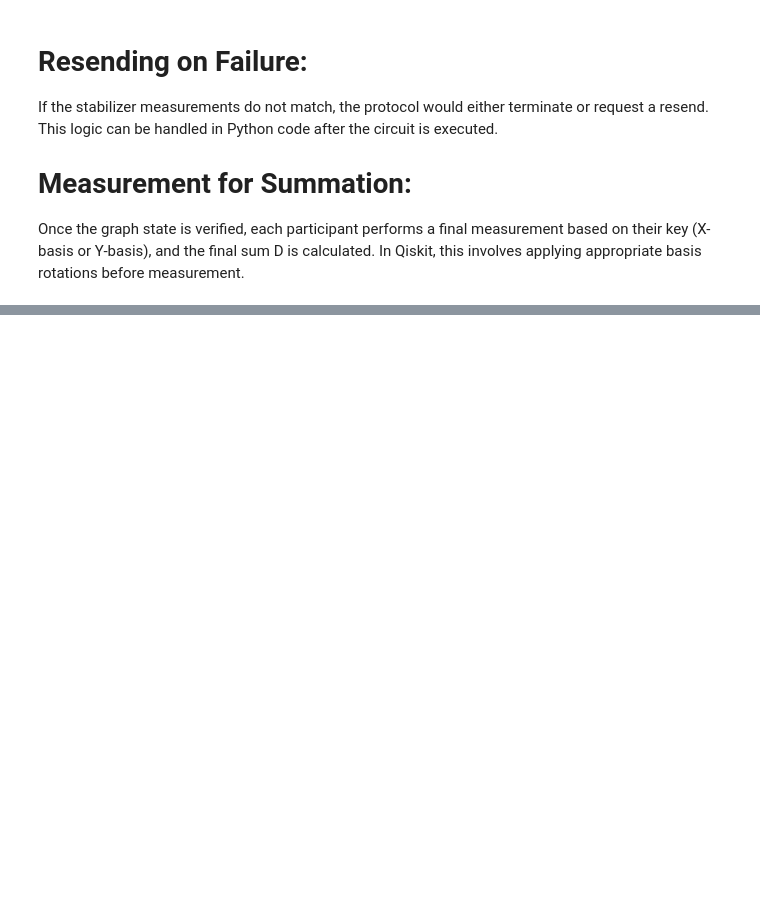
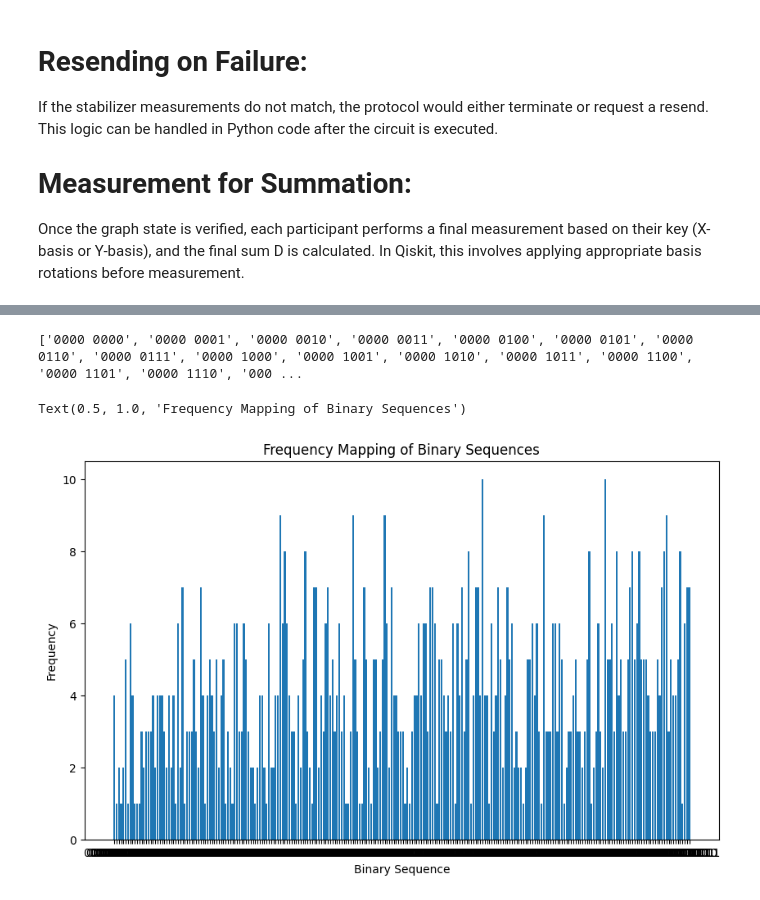
Before and after one commit to pythagoras58/Quantizer, a Jupyter notebook: SMPC_protocol_2.ipynb, the cells around one changed output, grey strips where cells are left out. Saved outputs shown, nothing was run; the diff lists cells and outputs as text; code cells hidden in the pictures; blank space fills up the shorter version.

```diff
--- a/SMPC_protocol_2.ipynb
+++ b/SMPC_protocol_2.ipynb
@@ -191,0 +188,18 @@ Binary sequence: 0101 0010, Frequency: 4
+# %%
+# check the frequency mapping for the counts
+binary_sequence = list(counts.keys())
+binary_sequence.sort()
+print(binary_sequence)
+# %% [output]
+['0000 0000', '0000 0001', '0000 0010', '0000 0011', '0000 0100', '0000 0101', '0000 0110', '0000 0111', '0000 1000', '0000 1001', '0000 1010', '0000 1011', '0000 1100', '0000 1101', '0000 1110', '000 ...
+# %%
+frequencies = list(counts.values())
+
+plt.figure(figsize=(10, 6))
+plt.bar(binary_sequence, frequencies)
+plt.xlabel('Binary Sequence')
+plt.ylabel('Frequency')
+plt.title('Frequency Mapping of Binary Sequences')
+# %% [output]
+Text(0.5, 1.0, 'Frequency Mapping of Binary Sequences')
+[figure, added]
```
Also changed, not shown: parts of 10 cells of this notebook.
